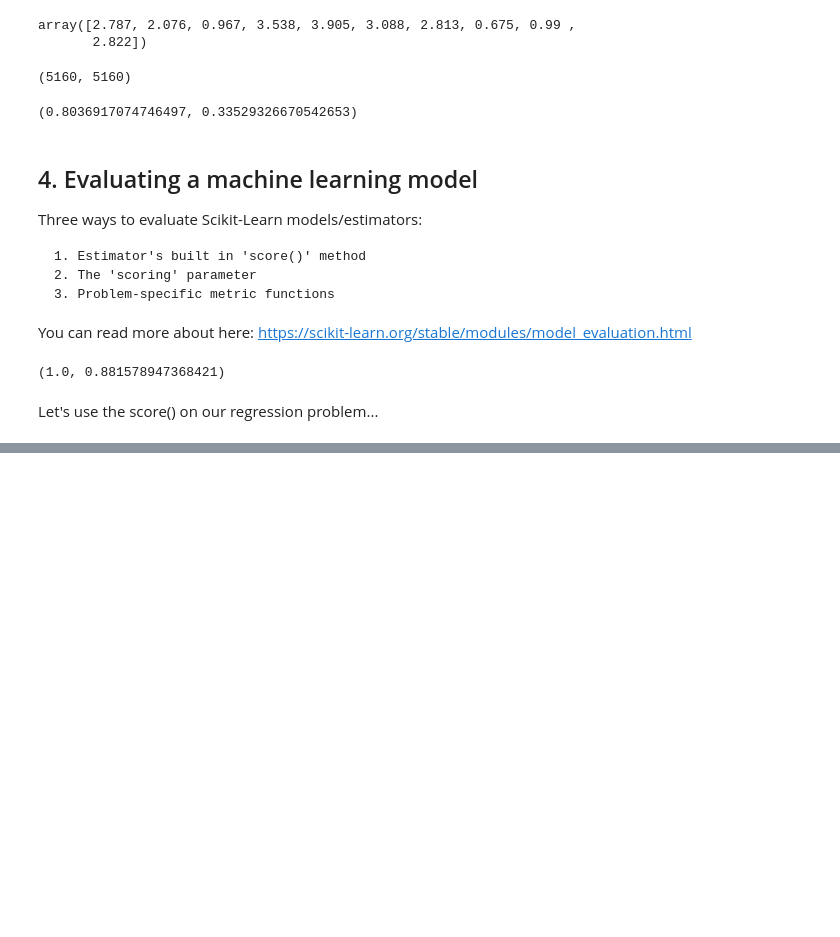
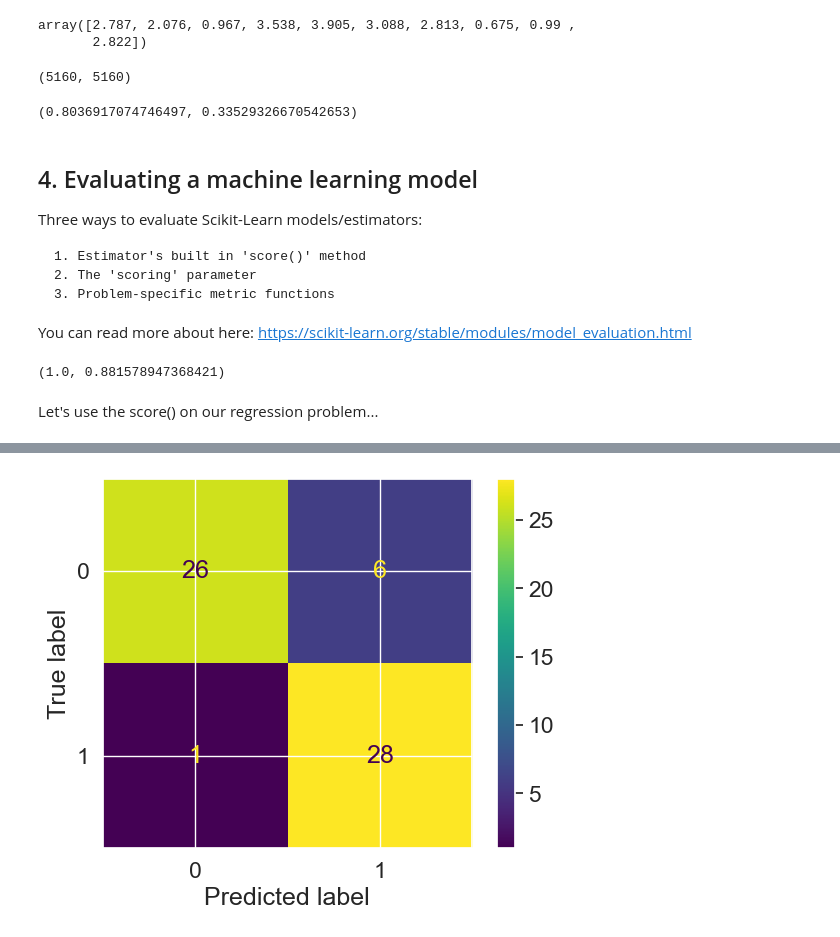
Before and after one commit to Khey17/100-Days-Of-ML-Code, a Jupyter notebook: Learning/Introduction-to-Scikit-Learn.ipynb, the cells around one changed output, grey strips where cells are left out. Cells and saved outputs as stored; diff of their text form; code cells hidden in the pictures; blank space fills up the shorter version.

```diff
--- a/Learning/Introduction-to-Scikit-Learn.ipynb
+++ b/Learning/Introduction-to-Scikit-Learn.ipynb
@@ -1059,0 +1310,11 @@ model.score(x_tr, y_tr), model.score(x_tst, y_tst)
+# %%
+import matplotlib.pyplot as plt
+from sklearn.metrics import ConfusionMatrixDisplay
+
+matrix = confusion_matrix(y_tst, y_pred, labels=clf.classes_)
+graph = ConfusionMatrixDisplay(confusion_matrix=matrix, display_labels=clf.classes_)
+
+graph.plot()
+plt.show()
+# %% [output]
+[figure, added]
```
Also changed, not shown: parts of 38 cells of this notebook.
